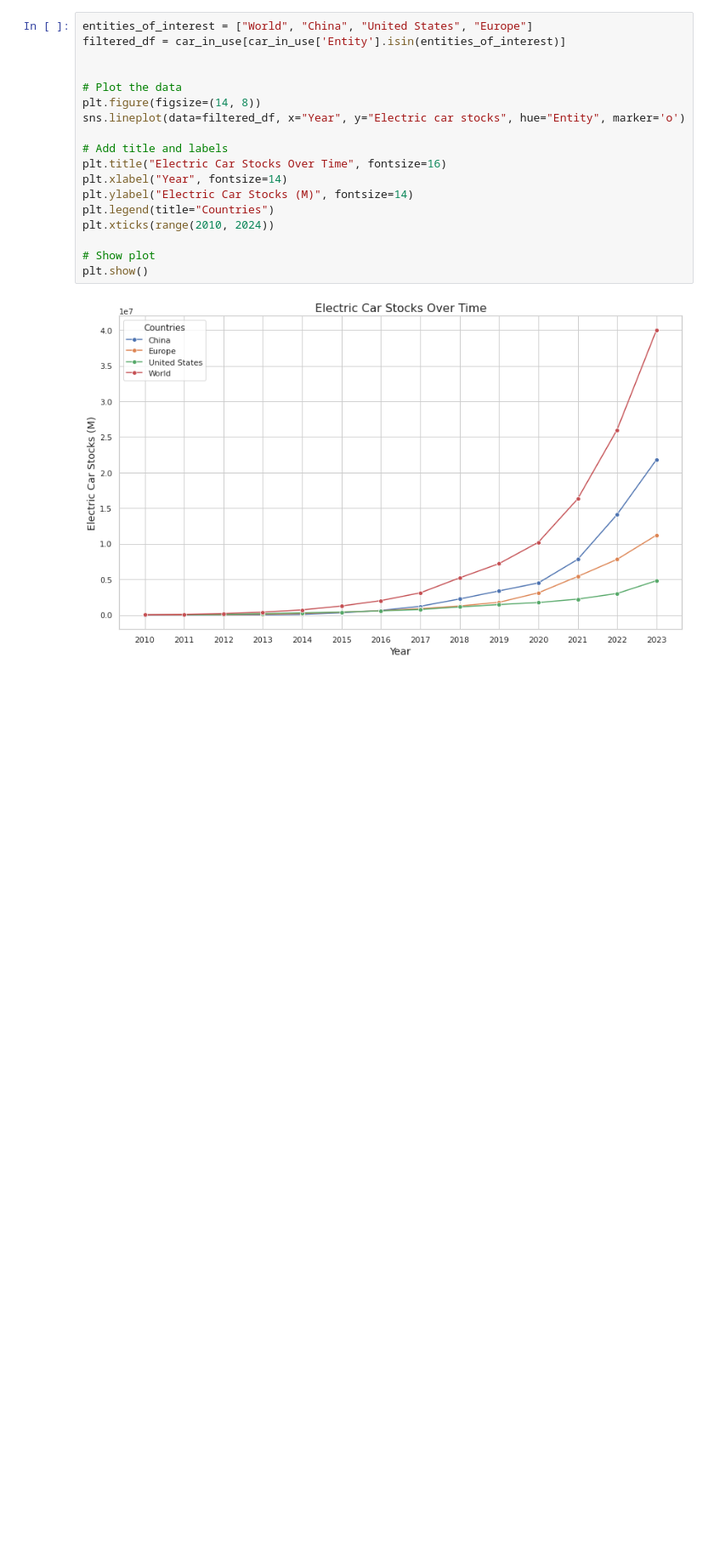
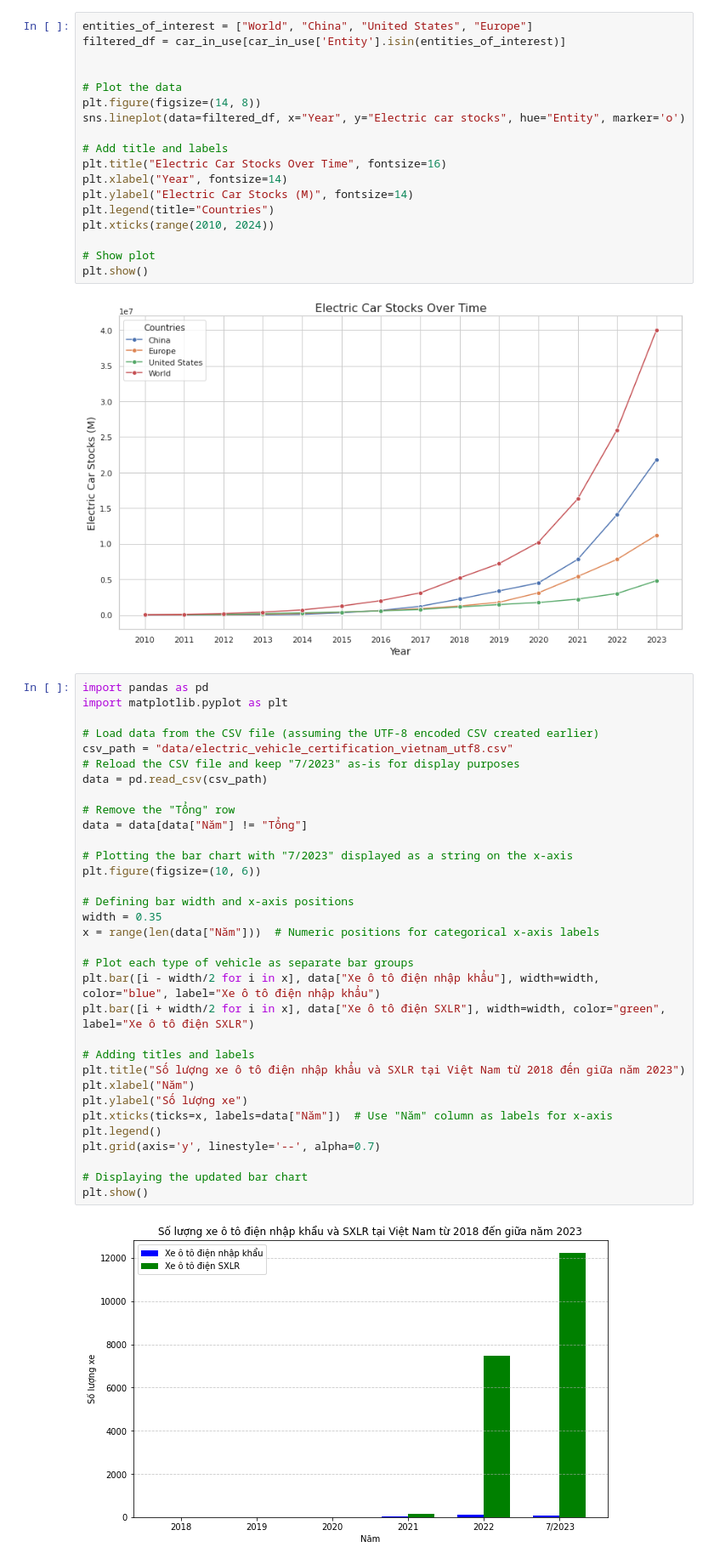
Before and after one commit to tklee-123/DataVisualization, a Jupyter notebook: sales.ipynb, the cells around one changed output. Shown at 85% size. Cells and saved outputs as stored; diff of their text form; blank space fills up the shorter version.

```diff
--- a/sales.ipynb
+++ b/sales.ipynb
@@ -107,3 +107,38 @@ plt.xticks(range(2010, 2024))
 plt.show()
 # %% [output]
 [figure]
+# %%
+import pandas as pd
+import matplotlib.pyplot as plt
+
+# Load data from the CSV file (assuming the UTF-8 encoded CSV created earlier)
+csv_path = "data/electric_vehicle_certification_vietnam_utf8.csv"
+# Reload the CSV file and keep "7/2023" as-is for display purposes
+data = pd.read_csv(csv_path)
+
+# Remove the "Tổng" row
+data = data[data["Năm"] != "Tổng"]
+
+# Plotting the bar chart with "7/2023" displayed as a string on the x-axis
+plt.figure(figsize=(10, 6))
+
+# Defining bar width and x-axis positions
+width = 0.35
+x = range(len(data["Năm"]))  # Numeric positions for categorical x-axis labels
+
+# Plot each type of vehicle as separate bar groups
+plt.bar([i - width/2 for i in x], data["Xe ô tô điện nhập khẩu"], width=width, color="blue", label="Xe ô tô điện nhập khẩu")
+plt.bar([i + width/2 for i in x], data["Xe ô tô điện SXLR"], width=width, color="green", label="Xe ô tô điện SXLR")
+
+# Adding titles and labels
+plt.title("Số lượng xe ô tô điện nhập khẩu và SXLR tại Việt Nam từ 2018 đến giữa năm 2023")
+plt.xlabel("Năm")
+plt.ylabel("Số lượng xe")
+plt.xticks(ticks=x, labels=data["Năm"])  # Use "Năm" column as labels for x-axis
+plt.legend()
+plt.grid(axis='y', linestyle='--', alpha=0.7)
+
+# Displaying the updated bar chart
+plt.show()
+# %% [output]
+[figure, added]
```
Also changed, not shown: 3 other files.
